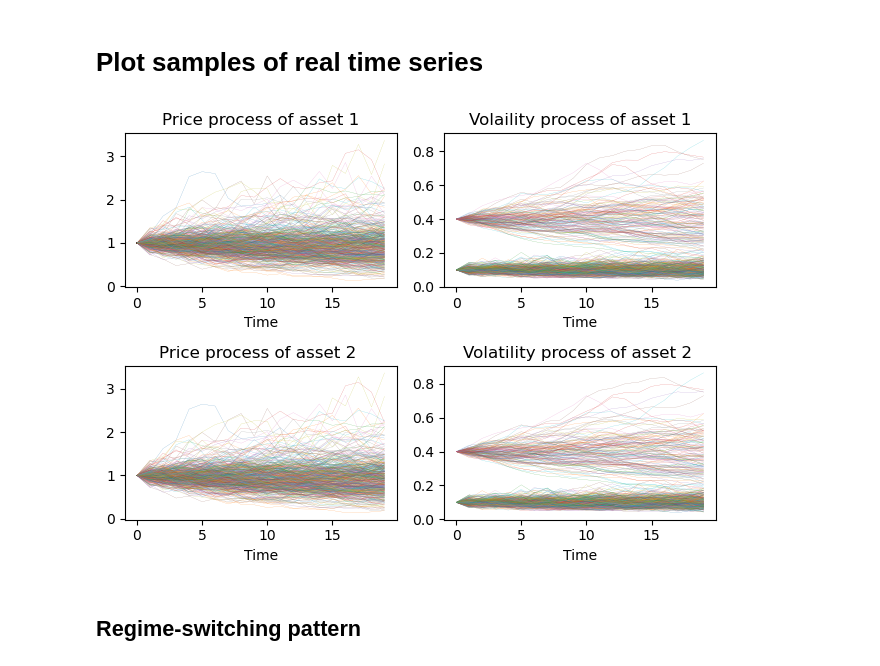
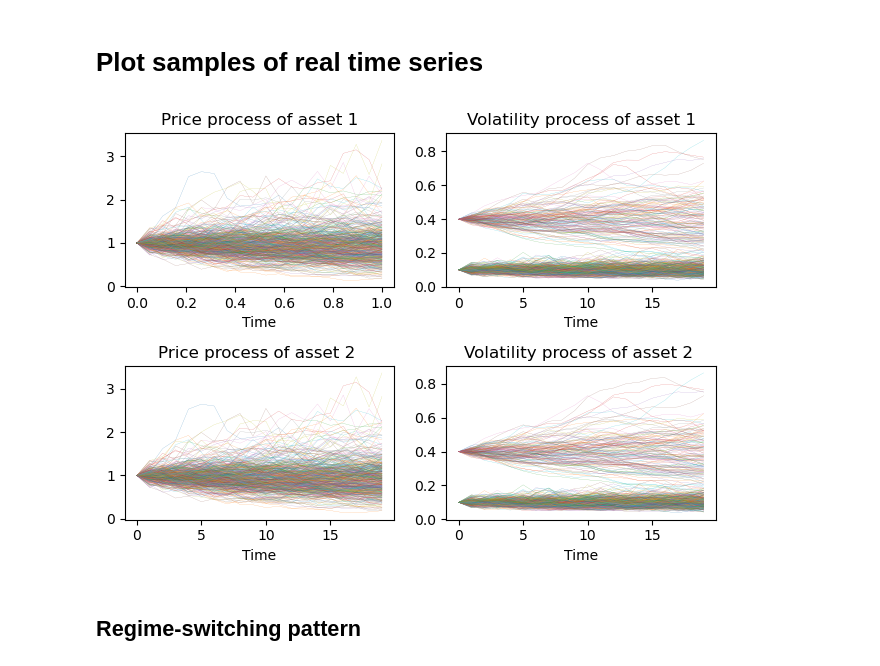
Before and after one commit to tjj0502/hackathon_starting_kit, a Jupyter notebook: example_pipeline.ipynb, the cells around one changed output. Cells and saved outputs as stored; diff of their text form; code cells hidden in the pictures.

Commit message:
Changed the plot

```diff
--- a/example_pipeline.ipynb
+++ b/example_pipeline.ipynb
@@ -47,35 +47,35 @@ tensor([[0.4000, 0.4139, 0.4040, 0.4107, 0.3902, 0.3755, 0.3846, 0.3800, 0.3792,
 # %%
 N = 500
 fig, axs = plt.subplots(2, 2)
 y_label = ['price_asset_1', 'volatility_asset_1', 'price_asset_2', 'volatility_asset_2']
-
+time = np.linspace(0, 1, 20)
 for i in range(N):
-    axs[0,0].plot(data[i,:,0], linewidth = 0.1)
+    axs[0,0].plot(time, data[i,:,0], linewidth = 0.1)
 # plt.legend()
 axs[0,0].set_title("Price process of asset 1")
 axs[0,0].set_xlabel("Time")
 #plt.show()
 for i in range(N):
     axs[0, 1].plot(data[i,:,1], linewidth = 0.1)
 # plt.legend()
-axs[0, 1].set_title("Volaility process of asset 1")
+axs[0, 1].set_title("Volatility process of asset 1")
 axs[0, 1].set_xlabel("Time")
 
 for i in range(N):
     axs[1,0].plot(data[i,:,0], linewidth = 0.1)
 # plt.legend()
 axs[1,0].set_title("Price process of asset 2 ")
 axs[1,0].set_xlabel("Time")
 
 for i in range(N):
     axs[1,1].plot(data[i,:,1], linewidth = 0.1)
 #
 axs[1,1].set_title("Volatility process of asset 2 ")
 axs[1,1].set_xlabel("Time")
 plt.tight_layout()
 plt.show()
 # %% [output]
-[figure, old version]
+[figure, new version]
 # %% [markdown]
 ## Regime-switching pattern
 # %%
```
Also changed, not shown: parts of 4 cells of this notebook.
